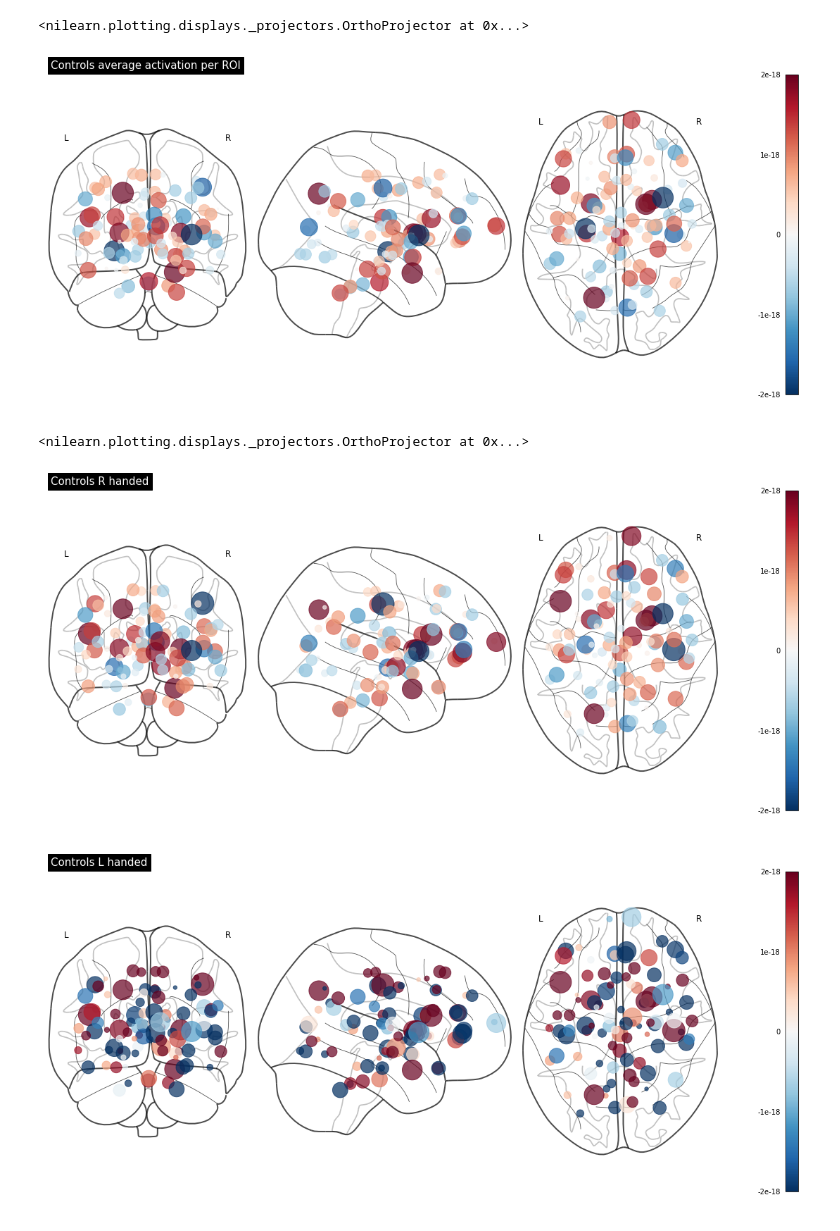
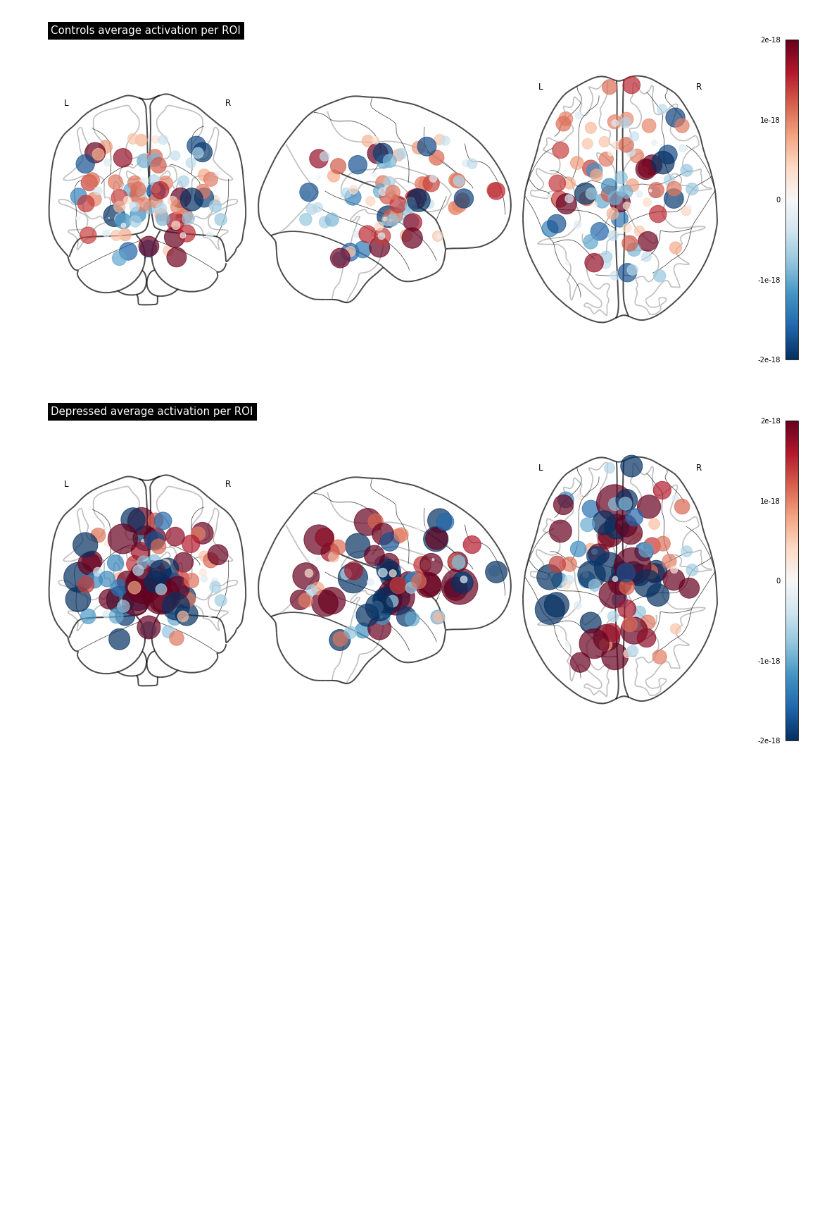
Before and after one commit to margotwagner/DDC, a Jupyter notebook: notebooks/ac-rsfmri_activation_map.ipynb, the cells around one changed output. Saved outputs shown, nothing was run; the diff lists cells and outputs as text; code cells hidden in the pictures; blank space fills up the shorter version.

Commit message:
control population EDA

```diff
--- a/notebooks/ac-rsfmri_activation_map.ipynb
+++ b/notebooks/ac-rsfmri_activation_map.ipynb
@@ -118,2 +26,2 @@ labels['hand']=hand
 # %%
-labels
+labels=labels['depress_dsm5']
@@ -140,18 +33,16 @@ os.chdir("/nadata/cnl/abcd/data/imaging/fmri/rsfmri/interim/segmented/baseline_d
 files = glob.glob("**/filt_fMRI_segmented**.csv", recursive=True)
 # %%
 control=[]
-control_R=[]
-control_L=[]
 depressed=[]
-depressed_R=[]
-depressed_L=[]
+
 for f in files:
+    print(f)
     try:
-        if labels.values[np.where(labels.index.values==f.split('/')[0].split('-')[-1])][0,0]==0:
+        if labels.values[np.where(labels.index.values==f.split('/')[0].split('-')[-1])][0]==0:
             ts = np.loadtxt(f, delimiter=",", dtype=float)
             control.append(np.mean(ts[1:], axis=0))
 
-        elif labels.values[np.where(labels.index.values==f.split('/')[0].split('-')[-1])][0,0]==1:
+        elif labels.values[np.where(labels.index.values==f.split('/')[0].split('-')[-1])][0]==1:
             ts = np.loadtxt(f, delimiter=",", dtype=float)
             depressed.append(np.mean(ts[1:], axis=0))
     except:
@@ -228,13 +77,11 @@ array([0, 'R'], dtype=object)
 from nilearn import plotting
 import numpy as np
 import seaborn as sns
+import pickle
 
-
-
-positions = pd.read_csv(
-                "/nadata/cnl/abcd/data/imaging/fmri/rsfmri/interim/segmented/baseline/downloads/sub-NDARINV04GAB2AA/ROIs_centroid_coordinates.csv"
-            )
-coord_list = np.asarray(positions[["x", "y", "z"]])
+os.chdir('/home/acamassa/ABCD/DDC/src/abcd_ddc/')
+with open('coord_list.pickle', 'rb') as f:
+    coord_list = pickle.load(f)
 
 import matplotlib.pyplot as plt
 fig=plt.figure(figsize=(15,7))
@@ -248,35 +95,22 @@ plotting.plot_markers(
     node_size=abs(np.mean(control,axis=0))*4e20,
     title="Controls average activation per ROI",
 )
-# plt.savefig("/home/acamassa/ABCD/DDC_figures/Controls_activation_map.svg")
+plt.savefig("/home/acamassa/ABCD/DDC_figures/baseline/Controls_activation_map.svg")
 # %% [output]
-<nilearn.plotting.displays._projectors.OrthoProjector at 0x...>
-[figure, old version]
+[figure, new version]
 # %%
+
 fig=plt.figure(figsize=(15,7))
-
 plotting.plot_markers(
-    np.mean(control_R,axis=0),
+    np.mean(depressed,axis=0),
     coord_list,
     node_cmap="RdBu_r",
     figure=fig,
     node_vmin=-2e-18,
     node_vmax=2e-18,
-    node_size=abs(np.mean(control_R,axis=0))*4e20,
-    title="Controls R handed",
+    node_size=abs(np.mean(depressed,axis=0))*4e20,
+    title="Depressed average activation per ROI",
 )
-fig=plt.figure(figsize=(15,7))
-plotting.plot_markers(
-    np.mean(control_L,axis=0),
-    coord_list,
-    node_cmap="RdBu_r",
-    figure=fig,
-    node_vmin=-2e-18,
-    node_vmax=2e-18,
-    node_size=abs(np.mean(control_R,axis=0))*4e20,
-    title="Controls L handed",
-)
+plt.savefig("/home/acamassa/ABCD/DDC_figures/baseline/Depressed_activation_map.svg")
 # %% [output]
-<nilearn.plotting.displays._projectors.OrthoProjector at 0x...>
-[figure, old version]
+[figure, new version]
-[figure, removed]
```
Also changed, not shown: parts of 36 cells of this notebook, 6 other files.
